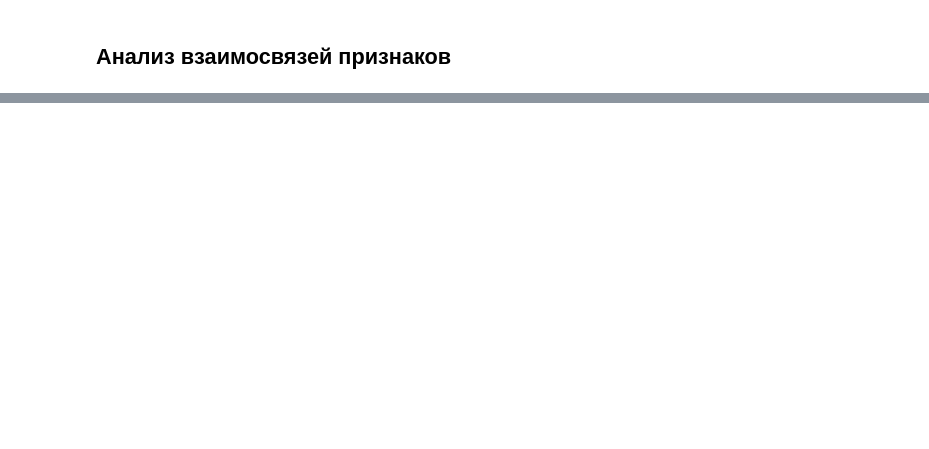
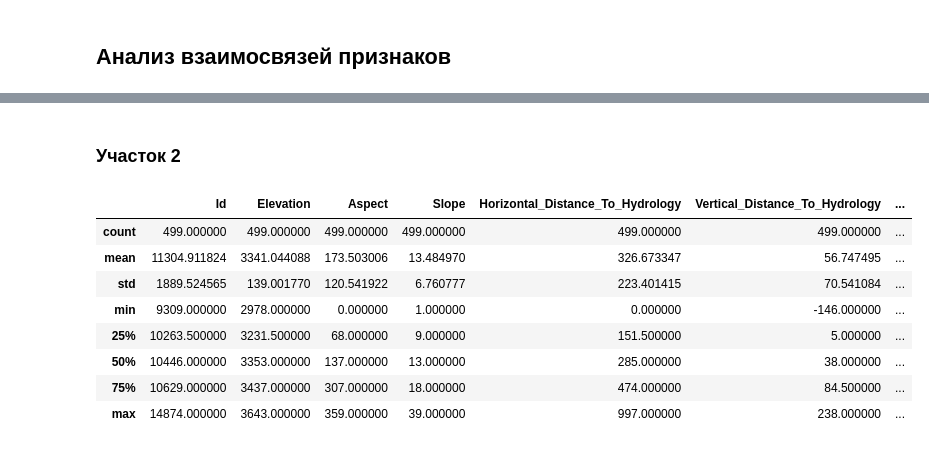
Before and after one commit to VitalyGladyshev/Math_Ess, a Jupyter notebook: Гладышев Forests проект.ipynb, the cells around one changed output, grey strips where cells are left out. Saved outputs shown, nothing was run; the diff lists cells and outputs as text; code cells hidden in the pictures; blank space fills up the shorter version.

```diff
--- a/Гладышев Forests проект.ipynb
+++ b/Гладышев Forests проект.ipynb
@@ -315,3 +234,17 @@ sns.boxplot(data=forest_1[["Hillshade_9am", "Hillshade_Noon", "Hillshade_3pm"]],
+# %% [markdown]
+### Участок 2
+# %%
+forest_2.describe()
+# %% [output]
+|  | Id | Elevation | Aspect | Slope | Horizontal_Distance_To_Hydrology | Vertical_Distance_To_Hydrology | ... |
+| count | 499.000000 | 499.000000 | 499.000000 | 499.000000 | 499.000000 | 499.000000 | ... |
+| mean | 11304.911824 | 3341.044088 | 173.503006 | 13.484970 | 326.673347 | 56.747495 | ... |
+| std | 1889.524565 | 139.001770 | 120.541922 | 6.760777 | 223.401415 | 70.541084 | ... |
+| min | 9309.000000 | 2978.000000 | 0.000000 | 1.000000 | 0.000000 | -146.000000 | ... |
+| 25% | 10263.500000 | 3231.500000 | 68.000000 | 9.000000 | 151.500000 | 5.000000 | ... |
+| 50% | 10446.000000 | 3353.000000 | 137.000000 | 13.000000 | 285.000000 | 38.000000 | ... |
+| 75% | 10629.000000 | 3437.000000 | 307.000000 | 18.000000 | 474.000000 | 84.500000 | ... |
+| max | 14874.000000 | 3643.000000 | 359.000000 | 39.000000 | 997.000000 | 238.000000 | ... |
 # %%
 forest_2.corr()
 # %% [output]
```
Also changed, not shown: parts of 50 cells of this notebook.
